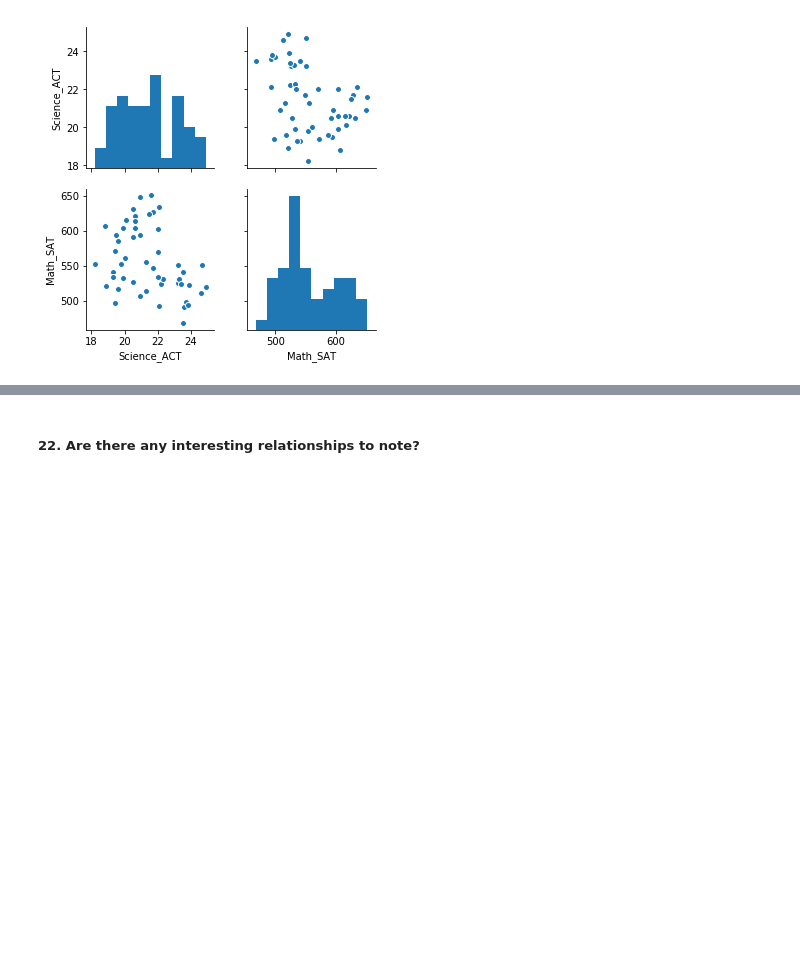
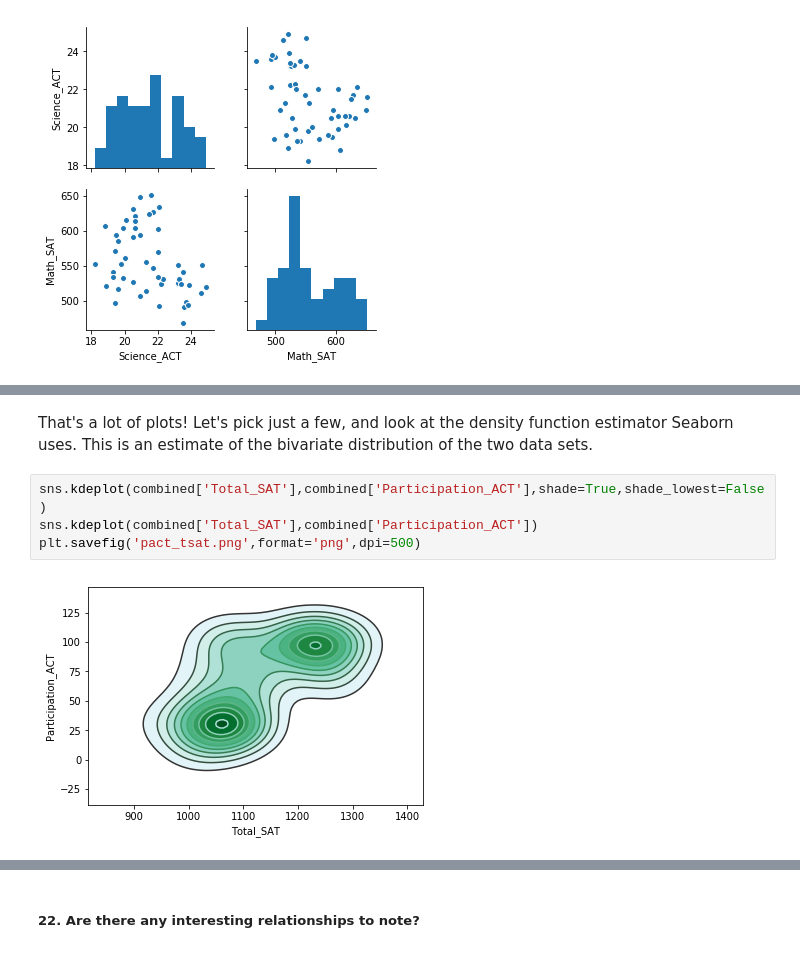
Before and after one commit to jtimdwyer/test-scores, a Jupyter notebook: Tim_Dwyer_LA_4/code/starter-code.ipynb, the cells around one changed output, grey strips where cells are left out. Saved outputs shown, nothing was run; the diff lists cells and outputs as text; blank space fills up the shorter version.

```diff
--- a/Tim_Dwyer_LA_4/code/starter-code.ipynb
+++ b/Tim_Dwyer_LA_4/code/starter-code.ipynb
@@ -481,3 +485,11 @@ sns.pairplot(combined.drop(combined[combined['State'] == 'Standard Deviation'].i
 # %% [output]
 <seaborn.axisgrid.PairGrid at 0x...>
 [figure]
+# %% [markdown]
+That's a lot of plots! Let's pick just a few, and look at the density function estimator Seaborn uses. This is an estimate of the bivariate distribution of the two data sets.
+# %%
+sns.kdeplot(combined['Total_SAT'],combined['Participation_ACT'],shade=True,shade_lowest=False)
+sns.kdeplot(combined['Total_SAT'],combined['Participation_ACT'])
+plt.savefig('pact_tsat.png',format='png',dpi=500)
+# %% [output]
+[figure, added]
```
Also changed, not shown: parts of 6 cells of this notebook, 3 other files.
